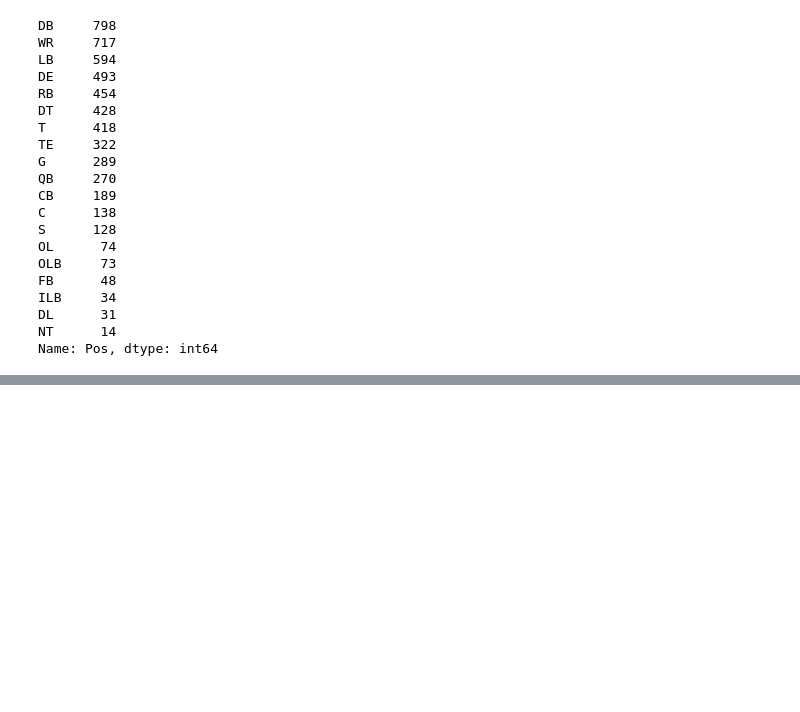
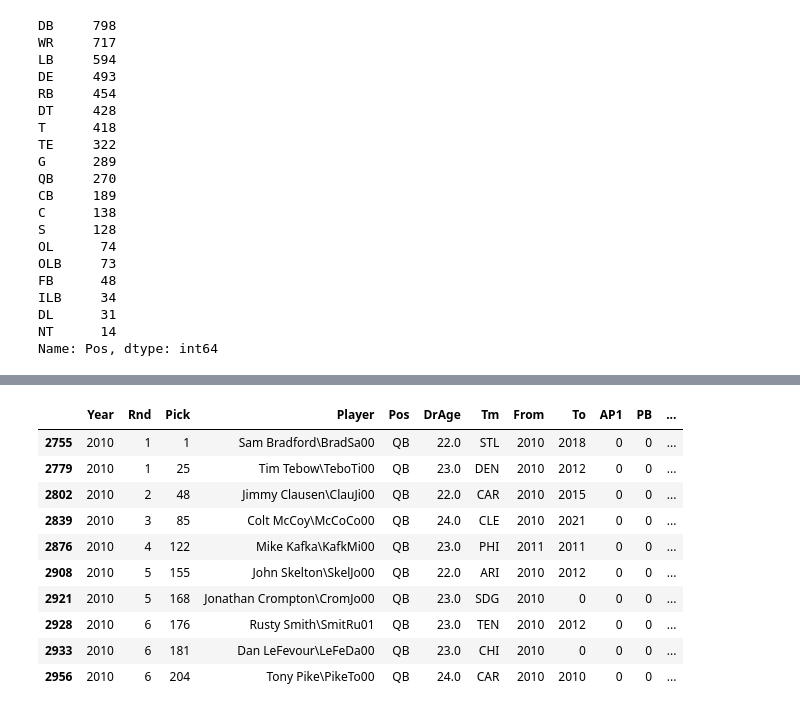
Before and after one commit to RileyCC56/NFL_Draft, a Jupyter notebook: Draft_data.ipynb, the cells around one changed output, grey strips where cells are left out. Drawn from its saved outputs; the diff is of its cells as text; code cells hidden in the pictures; blank space fills up the shorter version.

```diff
--- a/Draft_data.ipynb
+++ b/Draft_data.ipynb
@@ -101,0 +134,16 @@ Name: Pos, dtype: int64
+# %%
+#create a QB DF
+QB_df = draft_before_2010[draft_before_2010["Pos"]=='QB']
+QB_df.head(10)
+# %% [output]
+|  | Year | Rnd | Pick | Player | Pos | DrAge | Tm | From | To | AP1 | PB | ... |
+| 2755 | 2010 | 1 | 1 | Sam Bradford\BradSa00 | QB | 22.0 | STL | 2010 | 2018 | 0 | 0 | ... |
+| 2779 | 2010 | 1 | 25 | Tim Tebow\TeboTi00 | QB | 23.0 | DEN | 2010 | 2012 | 0 | 0 | ... |
+| 2802 | 2010 | 2 | 48 | Jimmy Clausen\ClauJi00 | QB | 22.0 | CAR | 2010 | 2015 | 0 | 0 | ... |
+| 2839 | 2010 | 3 | 85 | Colt McCoy\McCoCo00 | QB | 24.0 | CLE | 2010 | 2021 | 0 | 0 | ... |
+| 2876 | 2010 | 4 | 122 | Mike Kafka\KafkMi00 | QB | 23.0 | PHI | 2011 | 2011 | 0 | 0 | ... |
+| 2908 | 2010 | 5 | 155 | John Skelton\SkelJo00 | QB | 22.0 | ARI | 2010 | 2012 | 0 | 0 | ... |
+| 2921 | 2010 | 5 | 168 | Jonathan Crompton\CromJo00 | QB | 23.0 | SDG | 2010 | 0 | 0 | 0 | ... |
+| 2928 | 2010 | 6 | 176 | Rusty Smith\SmitRu01 | QB | 23.0 | TEN | 2010 | 2012 | 0 | 0 | ... |
+| 2933 | 2010 | 6 | 181 | Dan LeFevour\LeFeDa00 | QB | 23.0 | CHI | 2010 | 0 | 0 | 0 | ... |
+| 2956 | 2010 | 6 | 204 | Tony Pike\PikeTo00 | QB | 24.0 | CAR | 2010 | 2010 | 0 | 0 | ... |
```
Also changed, not shown: parts of 8 cells of this notebook.
